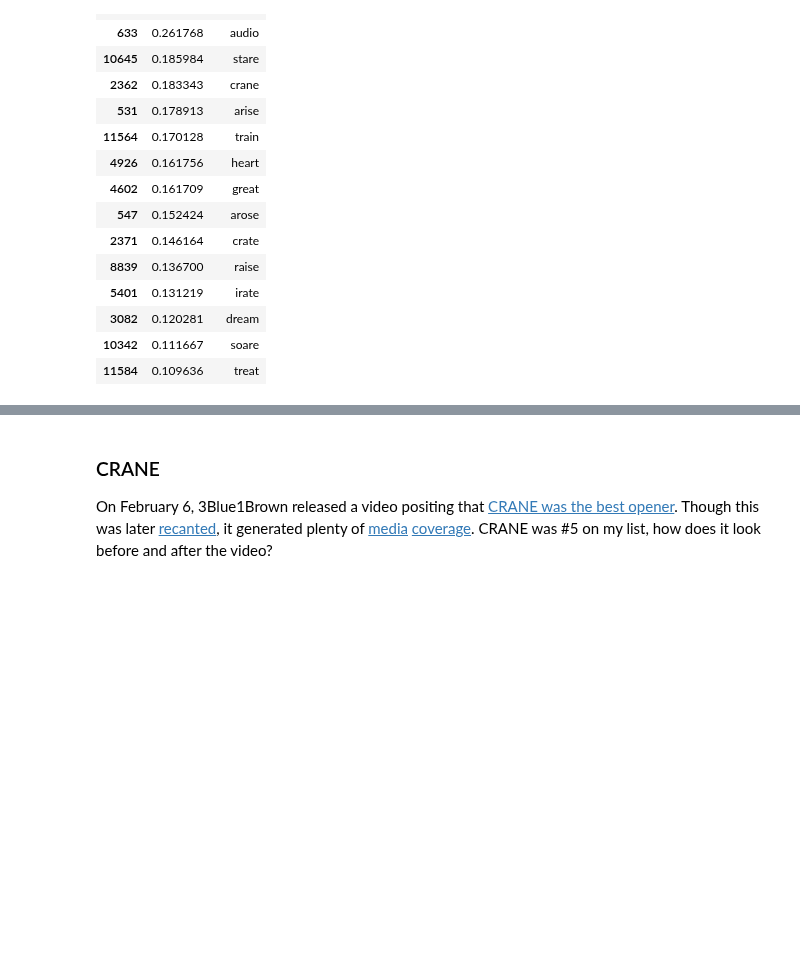
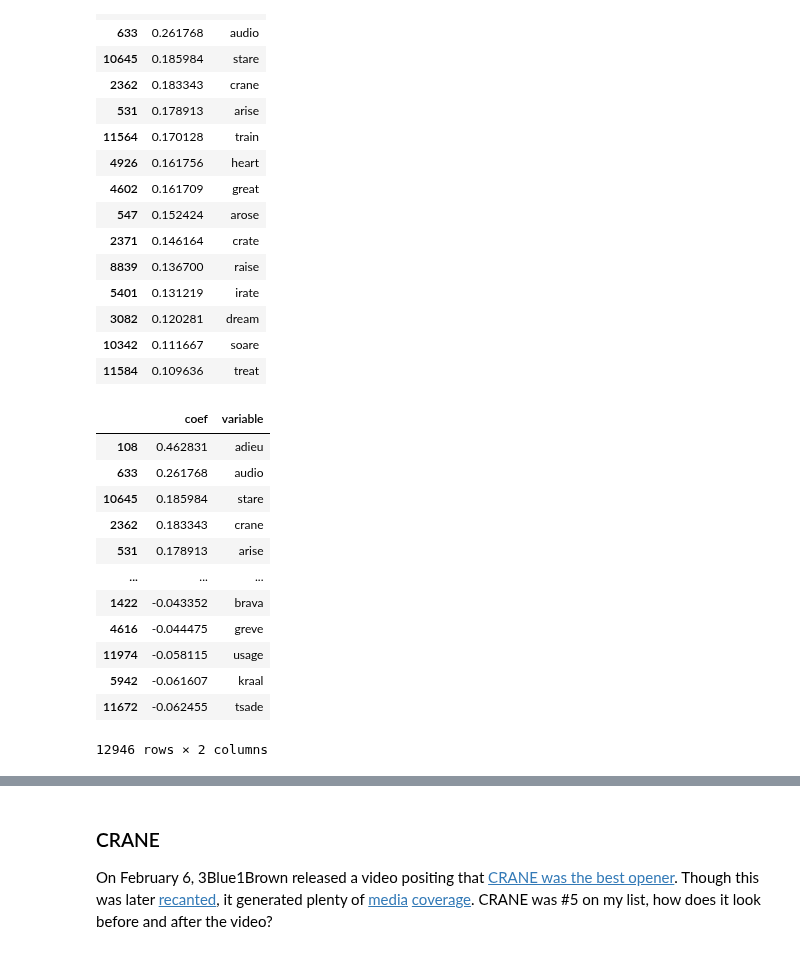
Before and after one commit to astrowonk/TwitterWordle, a Jupyter notebook: Popular Wordle Openers.ipynb, the cells around one changed output, grey strips where cells are left out. Cells and saved outputs as stored; diff of their text form; code cells hidden in the pictures; blank space fills up the shorter version.

```diff
--- a/Popular Wordle Openers.ipynb
+++ b/Popular Wordle Openers.ipynb
@@ -162,8 +167,9 @@ Ridge(alpha=10)
 
 Now we can just look at the coefficients of the variables to see which ones most strongly predict a popular pattern. The top few guesses contain some [expected and unexpected](https://yougov.co.uk/topics/entertainment/articles-reports/2022/02/03/wordle-starter-words-hard-mode-and-x6-how-are-brit) entries. _(Note: that survey was only of British wordle players)_
 # %%
-pd.DataFrame(list(zip(r.coef_, r.feature_names_in_)),
-         columns=['coef', 'variable']).sort_values('coef',ascending=False).head(15)
+top_openers = pd.DataFrame(list(zip(r.coef_, r.feature_names_in_)),
+         columns=['coef', 'variable']).sort_values('coef',ascending=False)
+top_openers.head(15)
 # %% [output]
 |  | coef | variable |
 | 108 | 0.462831 | adieu |
@@ -181,3 +187,19 @@ pd.DataFrame(list(zip(r.coef_, r.feature_names_in_)),
 | 3082 | 0.120281 | dream |
 | 10342 | 0.111667 | soare |
 | 11584 | 0.109636 | treat |
+# %%
+top_openers.query('variable != "guess_count"')
+# %% [output]
+|  | coef | variable |
+| 108 | 0.462831 | adieu |
+| 633 | 0.261768 | audio |
+| 10645 | 0.185984 | stare |
+| 2362 | 0.183343 | crane |
+| 531 | 0.178913 | arise |
+| ... | ... | ... |
+| 1422 | -0.043352 | brava |
+| 4616 | -0.044475 | greve |
+| 11974 | -0.058115 | usage |
+| 5942 | -0.061607 | kraal |
+| 11672 | -0.062455 | tsade |
+12946 rows × 2 columns
```
Also changed, not shown: parts of 3 cells of this notebook.
